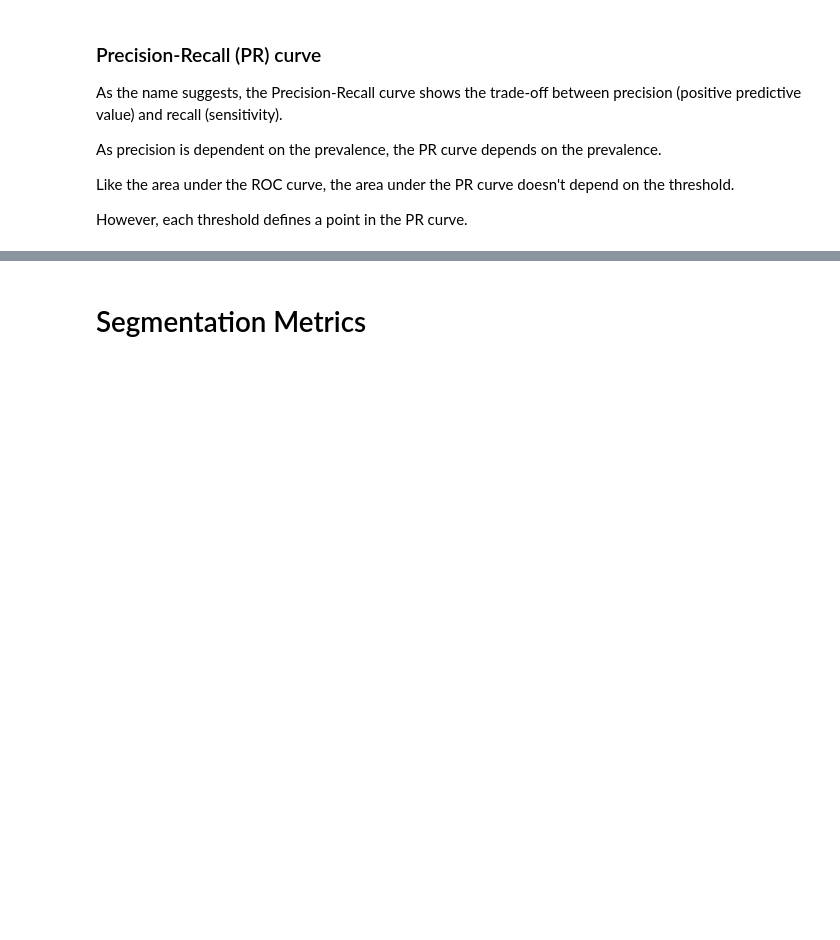
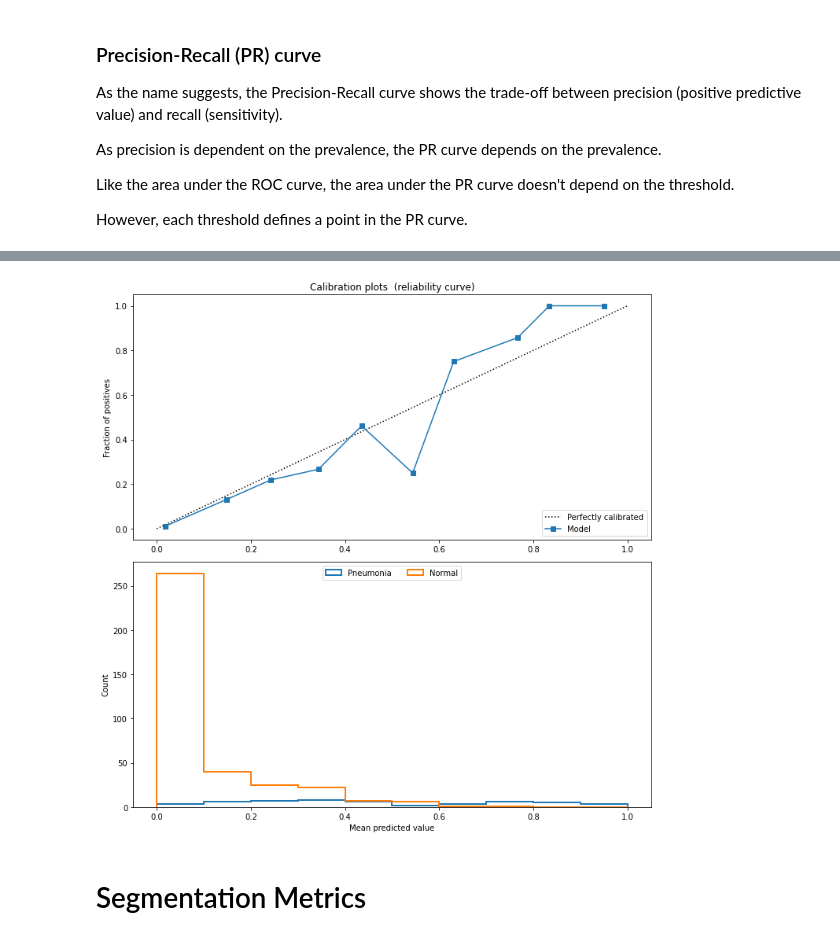
Before and after one commit to kitamura-felipe/MC10-Metrics4ML, a Jupyter notebook: Metrics4ML.ipynb, the cells around one changed output, grey strips where cells are left out. Cells and saved outputs as stored; diff of their text form; code cells hidden in the pictures; blank space fills up the shorter version.

```diff
--- a/Metrics4ML.ipynb
+++ b/Metrics4ML.ipynb
@@ -568,3 +583,38 @@ display(button, output)
+# %%
+# Cell 17
+# Plot calibration plot
+
+plt.figure(figsize=(10, 10))
+ax1 = plt.subplot2grid((4, 1), (0, 0), rowspan=2)
+ax2 = plt.subplot2grid((4, 1), (2, 0), rowspan=2)
+
+ax1.plot([0, 1], [0, 1], "k:", label="Perfectly calibrated")
+for name in [('Model')]:
+
+    fraction_of_positives, mean_predicted_value = \
+        calibration_curve(df.y_test, df.y_pred, n_bins=10, strategy='uniform')
+
+    ax1.plot(mean_predicted_value, fraction_of_positives, "s-",
+             label="%s" % (name, ))
+
+    ax2.hist(df.y_pred[df.y_test == 1], range=(0, 1), bins=10, label="Pneumonia",
+             histtype="step", lw=2)
+    ax2.hist(df.y_pred[df.y_test == 0], range=(0, 1), bins=10, label="Normal",
+             histtype="step", lw=2)
+
+ax1.set_ylabel("Fraction of positives")
+ax1.set_ylim([-0.05, 1.05])
+ax1.legend(loc="lower right")
+ax1.set_title('Calibration plots  (reliability curve)')
+
+ax2.set_xlabel("Mean predicted value")
+ax2.set_ylabel("Count")
+ax2.legend(loc="upper center", ncol=2)
+
+plt.tight_layout()
+plt.show()
+# %% [output]
+[figure, added]
 # %% [markdown]
 # Segmentation Metrics
 # %% [markdown]
```
Also changed, not shown: parts of 5 cells of this notebook.
